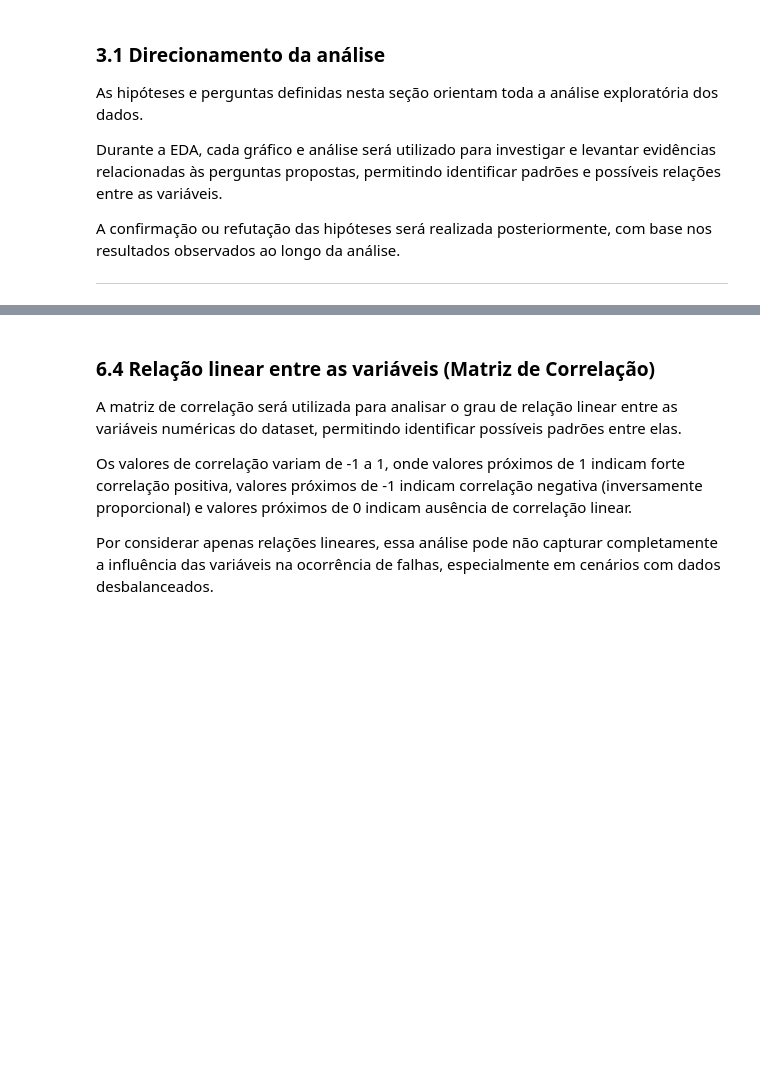
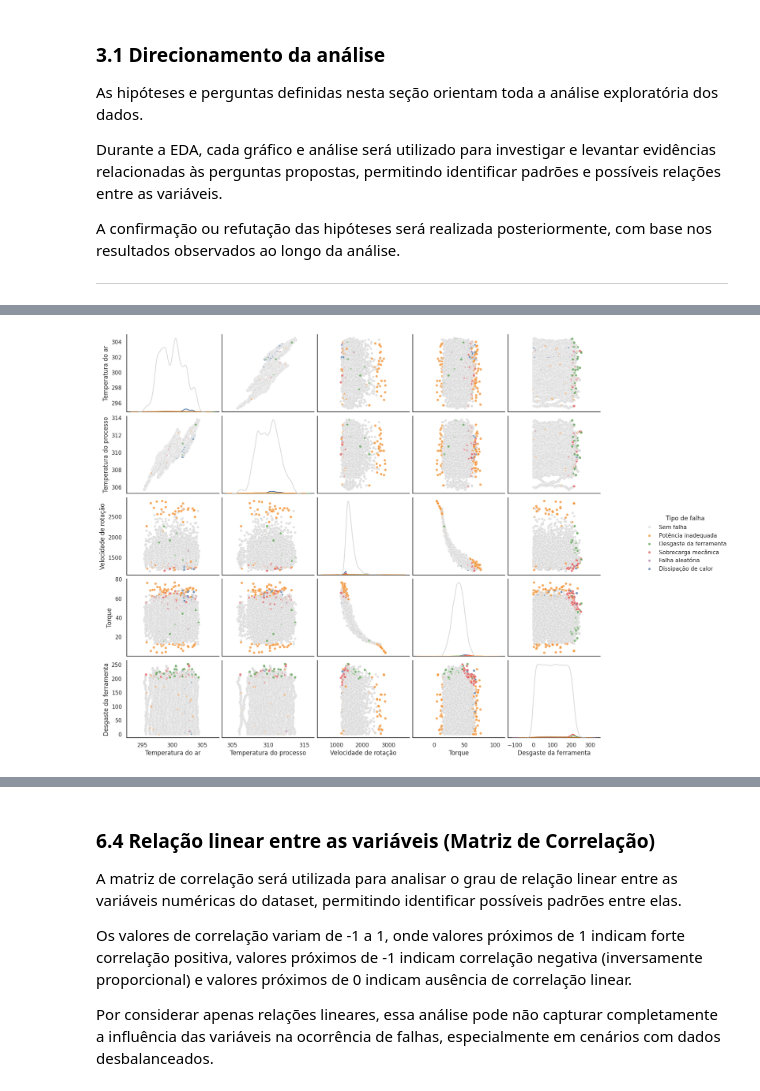
Before and after one commit to thaygorh/Analise-de-Dados-e-Boas-Praticas, a Jupyter notebook: mvp-analise-dados-e-boas-praticas.ipynb, the cells around one changed output, grey strips where cells are left out. Drawn from its saved outputs; the diff is of its cells as text; code cells hidden in the pictures; blank space fills up the shorter version.

```diff
--- a/mvp-analise-dados-e-boas-praticas.ipynb
+++ b/mvp-analise-dados-e-boas-praticas.ipynb
@@ -712,0 +766,63 @@ A presença de outliers em algumas variáveis indica a ocorrência de valores ex
+# %%
+# criar coluna com o tipo de falha
+def map_failure(row):
+    if row['Falha por desgaste da ferramenta'] == 1:
+        return 'Desgaste da ferramenta'
+    elif row['Falha por dissipação de calor'] == 1:
+        return 'Dissipação de calor'
+    elif row['Falha por potência inadequada'] == 1:
+        return 'Potência inadequada'
+    elif row['Falha por sobrecarga mecânica'] == 1:
+        return 'Sobrecarga mecânica'
+    elif row['Falha aleatória'] == 1:
+        return 'Falha aleatória'
+    else:
+        return 'Sem falha'
+
+df_analysis['Tipo de falha'] = df_analysis.apply(map_failure, axis=1)
+
+sns.set(style="white", context="notebook")
+
+palette = {
+    'Sem falha': '#D9D9D9',
+    'Potência inadequada': '#F28E2B',
+    'Desgaste da ferramenta': '#59A14F',
+    'Sobrecarga mecânica': '#E15759',
+    'Falha aleatória': '#B07AA1',
+    'Dissipação de calor': '#4E79A7'
+}
+
+g = sns.pairplot(
+    df_analysis[
+        [
+            'Temperatura do ar',
+            'Temperatura do processo',
+            'Velocidade de rotação',
+            'Torque',
+            'Desgaste da ferramenta',
+            'Tipo de falha'
+        ]
+    ],
+    hue='Tipo de falha',
+    palette=palette,
+    diag_kind='kde',
+    height=2.8,
+    plot_kws={
+        's': 25,
+        'alpha': 0.75
+    },
+    diag_kws={
+        'fill': False
+    }
+)
+
+g.fig.set_size_inches(16, 12)
+
+g._legend.set_bbox_to_anchor((1.1, 0.5))
+g._legend.set_title('Tipo de falha')
+
+g.fig.subplots_adjust(right=0.88)
+
+plt.show()
+# %% [output]
+[figure, added]
```
Also changed, not shown: parts of 85 cells of this notebook.
